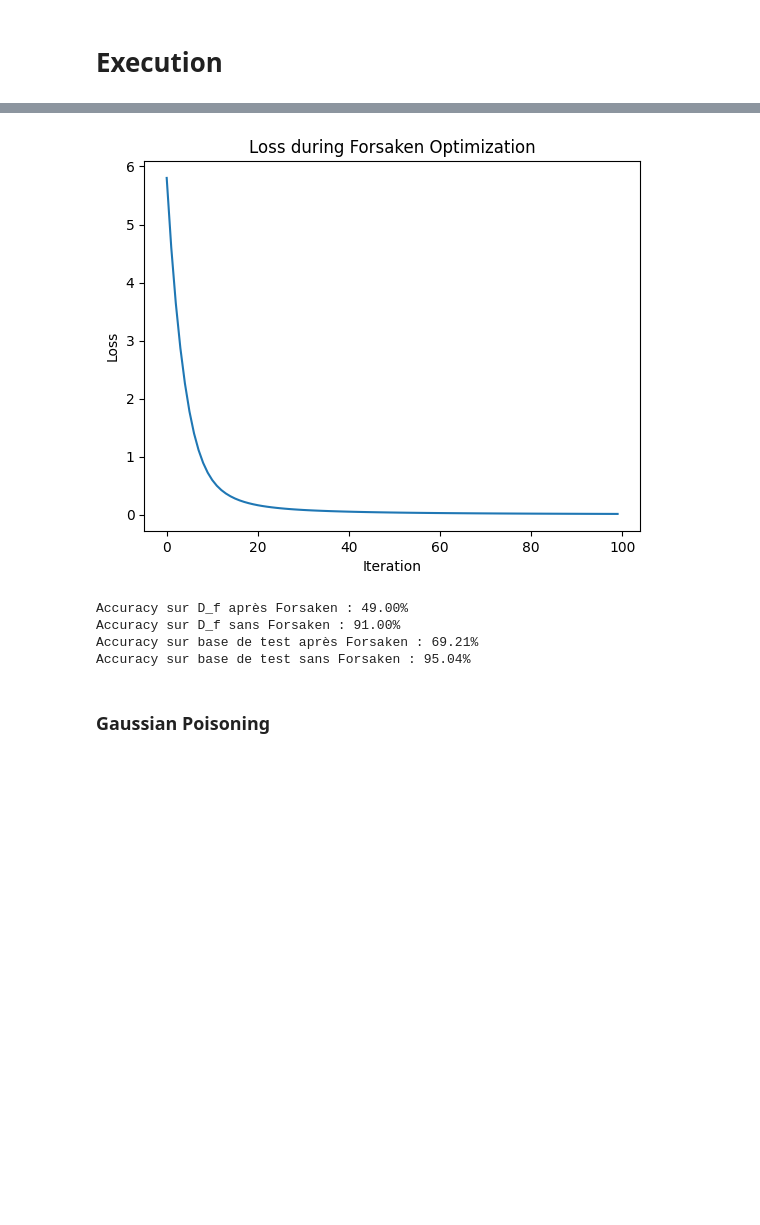
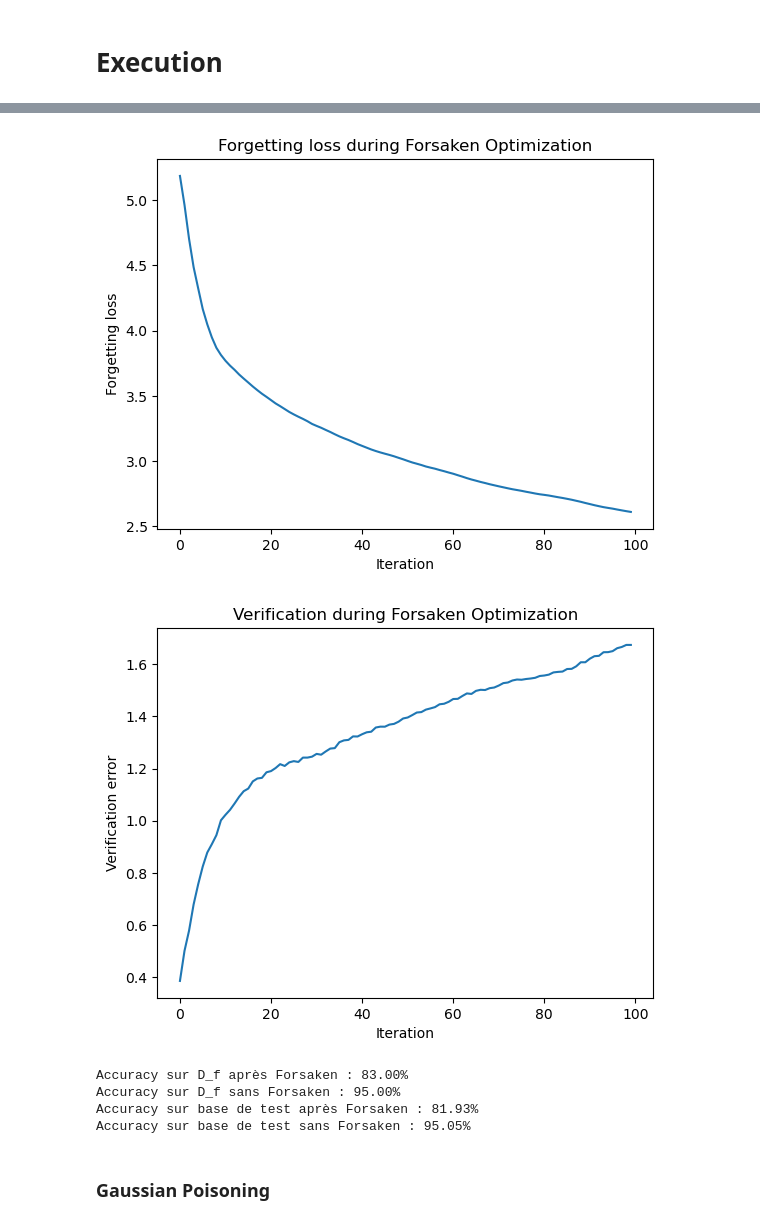
Before and after one commit to DepInfoAliciaSHAO/forsaken, a Jupyter notebook: forsaken.ipynb, the cells around one changed output, grey strips where cells are left out. Cells and saved outputs as stored; diff of their text form; code cells hidden in the pictures; blank space fills up the shorter version.

Commit message:
fix LBFGS closure: one value for each iteration + add verification error plot

```diff
--- a/forsaken.ipynb
+++ b/forsaken.ipynb
@@ -78,6 +78,9 @@ def train_model(model, train_loader, lr, epochs):
             optimizer.step()
             total_loss += loss.item()
         print(f"Epoch {epoch+1}/{epochs}, Loss: {total_loss/len(train_loader):.4f}")
+# %%
+def verification_error(theta_0, theta_t):
+    return torch.sqrt(sum(torch.norm(theta_0[name] - theta_t[name], p=2) ** 2 for name in theta_0))
 # %%
 def forsaken(f_theta_0, T, lambda_, omega, P, D_f, eta_mu, xi, optimizer):
     model_t = copy.deepcopy(f_theta_0)
@@ -90,35 +93,47 @@ def forsaken(f_theta_0, T, lambda_, omega, P, D_f, eta_mu, xi, optimizer):
     elif optimizer == 'LBFGS':
         optimizer = optim.LBFGS(list(mu.values()), lr=eta_mu)
 
-    loss_history = []  # List to store the loss values
+    loss_history = []
+    verification_error_history = []
 
+    last_loss = None  # Track the last computed loss
+    last_verification_error = None # Track the last computed params
     def closure():
+        nonlocal last_loss, last_verification_error
         optimizer.zero_grad()
         new_params = {name: theta_0[name] - xi * mu[name] for name in theta_0}
         upsilon = functional_call(model_t, new_params, D_f)
         log_probs = F.log_softmax(upsilon, dim=1)
         loss = criterion(log_probs, P) + lambda_ * omega * sum(torch.norm(m, p=1) for m in mu.values())
         loss.backward()
-        loss_history.append(loss.item())  # Store the loss value for each iteration
-        print(f"Loss: {loss.item()}")
+        last_loss = loss.item()
+        last_verification_error = verification_error(theta_0, new_params).item()
         return loss
 
-    # Optimization loop
     for _ in range(T):
         optimizer.step(closure)
+        loss_history.append(last_loss)
+        verification_error_history.append(last_verification_error)
+        print(f"Iteration {_+1}, Loss: {last_loss:.4f}, Verification Error: {last_verification_error:.4f}")
+
 
     # After optimization, update the model parameters
     final_params = {name: theta_0[name] - xi * mu[name].detach() for name in theta_0}
     for name, param in model_t.named_parameters():
-        param.data.copy_(final_params[name])
+            param.data.copy_(final_params[name])
 
     print("Fin de la procédure Forsaken.")
 
-    # Plot the loss over iterations
     plt.plot(loss_history)
     plt.xlabel('Iteration')
-    plt.ylabel('Loss')
-    plt.title('Loss during Forsaken Optimization')
+    plt.ylabel('Forgetting loss')
+    plt.title('Forgetting loss during Forsaken Optimization')
+    plt.show()
+
+    plt.plot(verification_error_history)
+    plt.xlabel('Iteration')
+    plt.ylabel('Verification error')
+    plt.title('Verification during Forsaken Optimization')
     plt.show()
 
     return model_t
@@ -159,7 +174,7 @@ images_forget, labels_forget = next(iter(forget_loader))
 P = torch.full((images_forget.size(0), 10), 1/10)
 
 T = 100
-lambda_ = 0
+lambda_ = 0.01
 omega = 1.0
 eta_mu = 0.1
 xi = 0.5
@@ -173,7 +188,7 @@ model_forsaken = forsaken(
     D_f=images_forget,
     eta_mu=eta_mu,
     xi=xi,
-    optimizer = 'SGD'
+    optimizer = 'LBFGS'
 )
 # %% [output]
 Nombre de points dans D_f à forget : 100
@@ -209,4 +211,5 @@ Fin de la procédure Forsaken.
-[figure, old version]
+[figure, new version]
+[figure, added]
 # %%
 
 accuracy_forget = evaluate_model(model_forsaken, forget_loader)
@@ -221,10 +224,10 @@ print(f"Accuracy sur base de test après Forsaken : {accuracy_forget_test:.2f}%"
 accuracy_base_test = evaluate_model(model, test_loader)
 print(f"Accuracy sur base de test sans Forsaken : {accuracy_base_test:.2f}%")
 # %% [output]
-Accuracy sur D_f après Forsaken : 49.00%
-Accuracy sur D_f sans Forsaken : 91.00%
-Accuracy sur base de test après Forsaken : 69.21%
-Accuracy sur base de test sans Forsaken : 95.04%
+Accuracy sur D_f après Forsaken : 83.00%
+Accuracy sur D_f sans Forsaken : 95.00%
+Accuracy sur base de test après Forsaken : 81.93%
+Accuracy sur base de test sans Forsaken : 95.05%
 # %% [markdown]
 ### Gaussian Poisoning
 # %%
```
Also changed, not shown: parts of 2 cells of this notebook.
